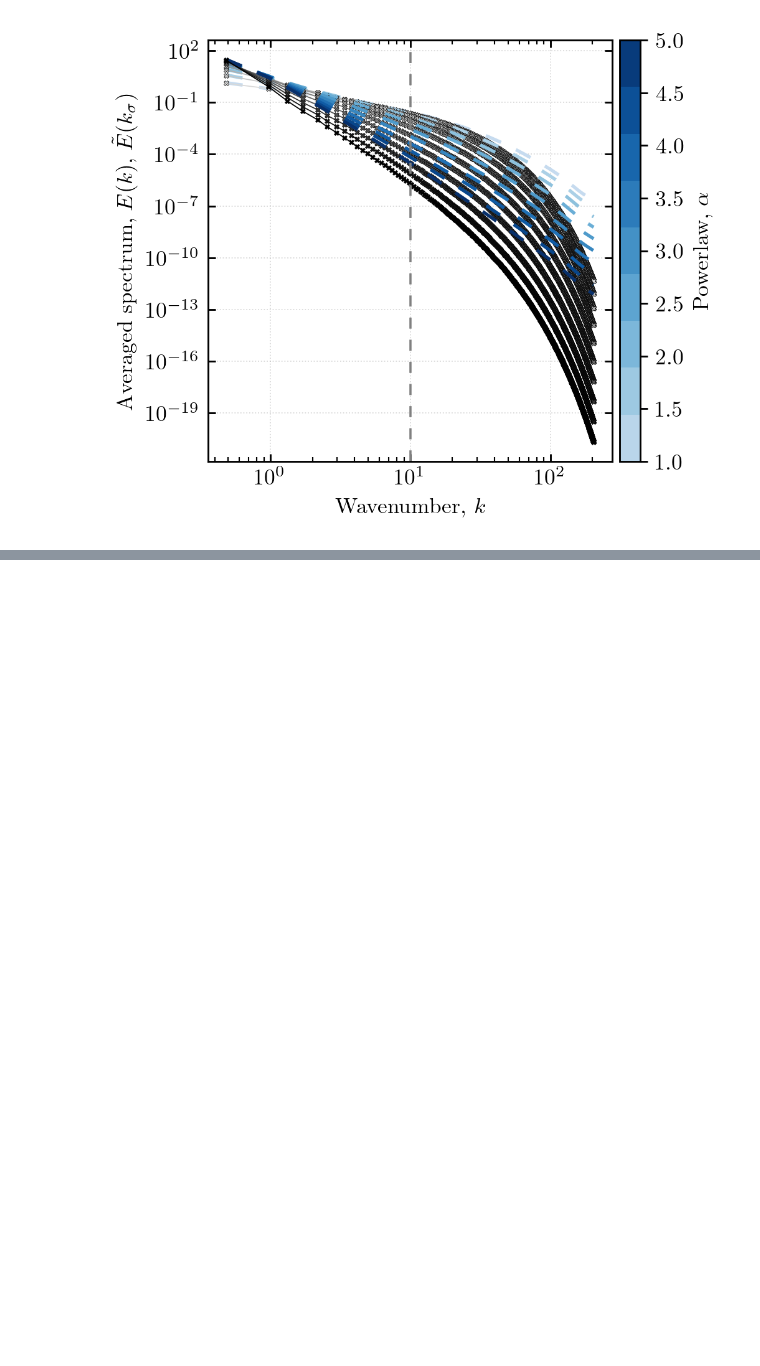
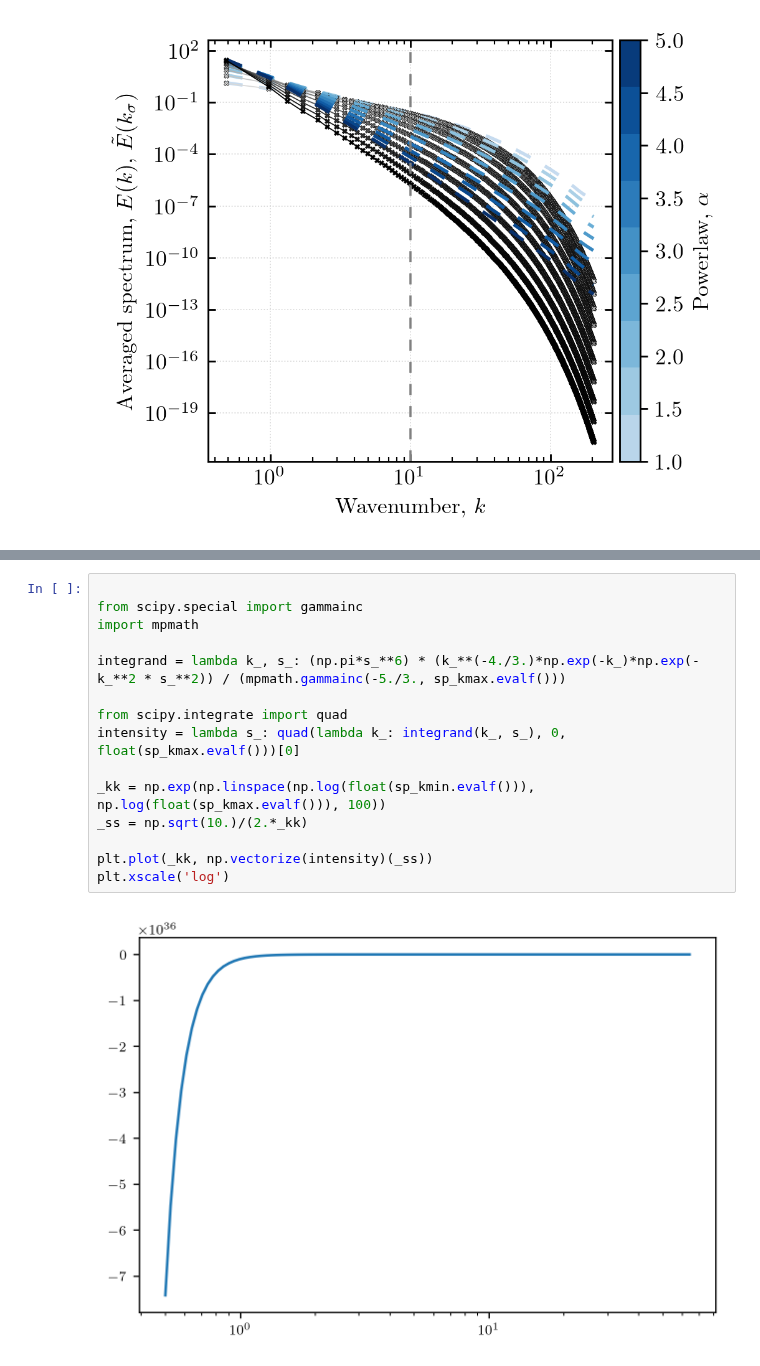
Before and after one commit to mab68/Kea, a Jupyter notebook: example_notebooks/arevalo_exp_decay.ipynb, the cells around one changed output, grey strips where cells are left out. Cells and saved outputs as stored; diff of their text form; blank space fills up the shorter version.

```diff
--- a/example_notebooks/arevalo_exp_decay.ipynb
+++ b/example_notebooks/arevalo_exp_decay.ipynb
@@ -146,0 +195,17 @@ Text(0.5, 0, 'Wavenumber, $k$')
+# %%
+
+from scipy.special import gammainc
+import mpmath
+
+integrand = lambda k_, s_: (np.pi*s_**6) * (k_**(-4./3.)*np.exp(-k_)*np.exp(-k_**2 * s_**2)) / (mpmath.gammainc(-5./3., sp_kmax.evalf()))
+
+from scipy.integrate import quad
+intensity = lambda s_: quad(lambda k_: integrand(k_, s_), 0, float(sp_kmax.evalf()))[0]
+
+_kk = np.exp(np.linspace(np.log(float(sp_kmin.evalf())), np.log(float(sp_kmax.evalf())), 100))
+_ss = np.sqrt(10.)/(2.*_kk)
+
+plt.plot(_kk, np.vectorize(intensity)(_ss))
+plt.xscale('log')
+# %% [output]
+[figure, added]
```
Also changed, not shown: parts of 2 cells of this notebook, 2 other files.
